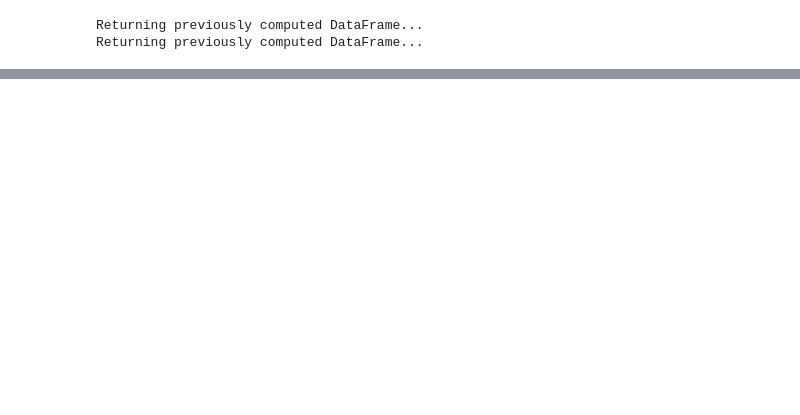
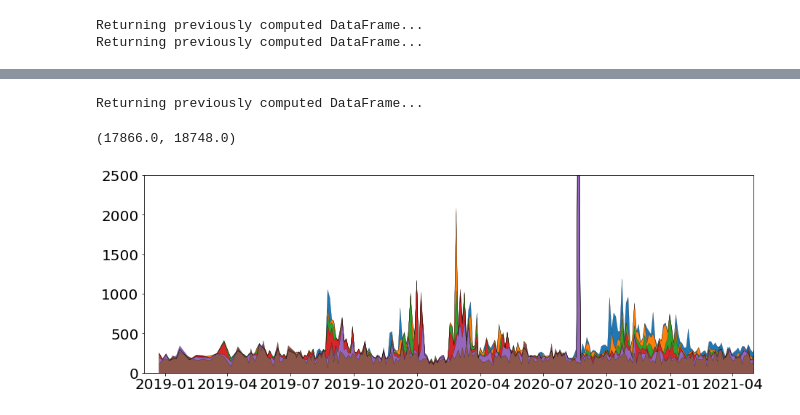
Before and after one commit to MartinMohrmann/Observed-mixing-Maud-Rise-Codes, a Jupyter notebook: codes/Figure4_thermohalineIntrusions.ipynb, the cells around one changed output, grey strips where cells are left out. Saved outputs shown, nothing was run; the diff lists cells and outputs as text; code cells hidden in the pictures; blank space fills up the shorter version.

Commit message:
method change after second review

```diff
--- a/codes/Figure4_thermohalineIntrusions.ipynb
+++ b/codes/Figure4_thermohalineIntrusions.ipynb
@@ -418,0 +501,33 @@ Returning previously computed DataFrame...
+# %%
+importlib.reload(utils)
+fig, ax = plt.subplots(figsize=[15,5])
+df, profiles = utils.create_dataframe(pfloat='old', force_reconstruction=False)
+
+for i,upperdepthlimit in enumerate([250, 300, 400, 500, 700,1000]):
+    rms, indices, dates = utils.compute_diapycnal_spice_variations(
+                                       profiles,
+                                       upperdepthlimit=upperdepthlimit,
+                                       lowerdepthlimit=1600,
+                                       skipnan=True,
+                                       original_method=True)
+
+    label='below %s m'%(upperdepthlimit)
+    ax.plot(dates, 1*numpy.array(rms),
+            color='k',
+            zorder=-10, lw=0.2)
+    ax.fill_between(dates, 1*numpy.array(rms),
+                    alpha=1,
+                    zorder=-10,
+                    label=label)
+
+ymax = 2.5e3
+ax.set_ylim(0,ymax)
+ax.set_xlim(datetime.date(2018,12,1), datetime.date(2021,5,1))
+
+#gsw.rho()
+#profile['den'] = gsw.sigma0(profiles[10]['sal'], profiles[10]['tem'])
+#profiles[10]['tem']
+# %% [output]
+Returning previously computed DataFrame...
+(17866.0, 18748.0)
+[figure, added]
```
Also changed, not shown: parts of 4 cells of this notebook, 1 other file.
